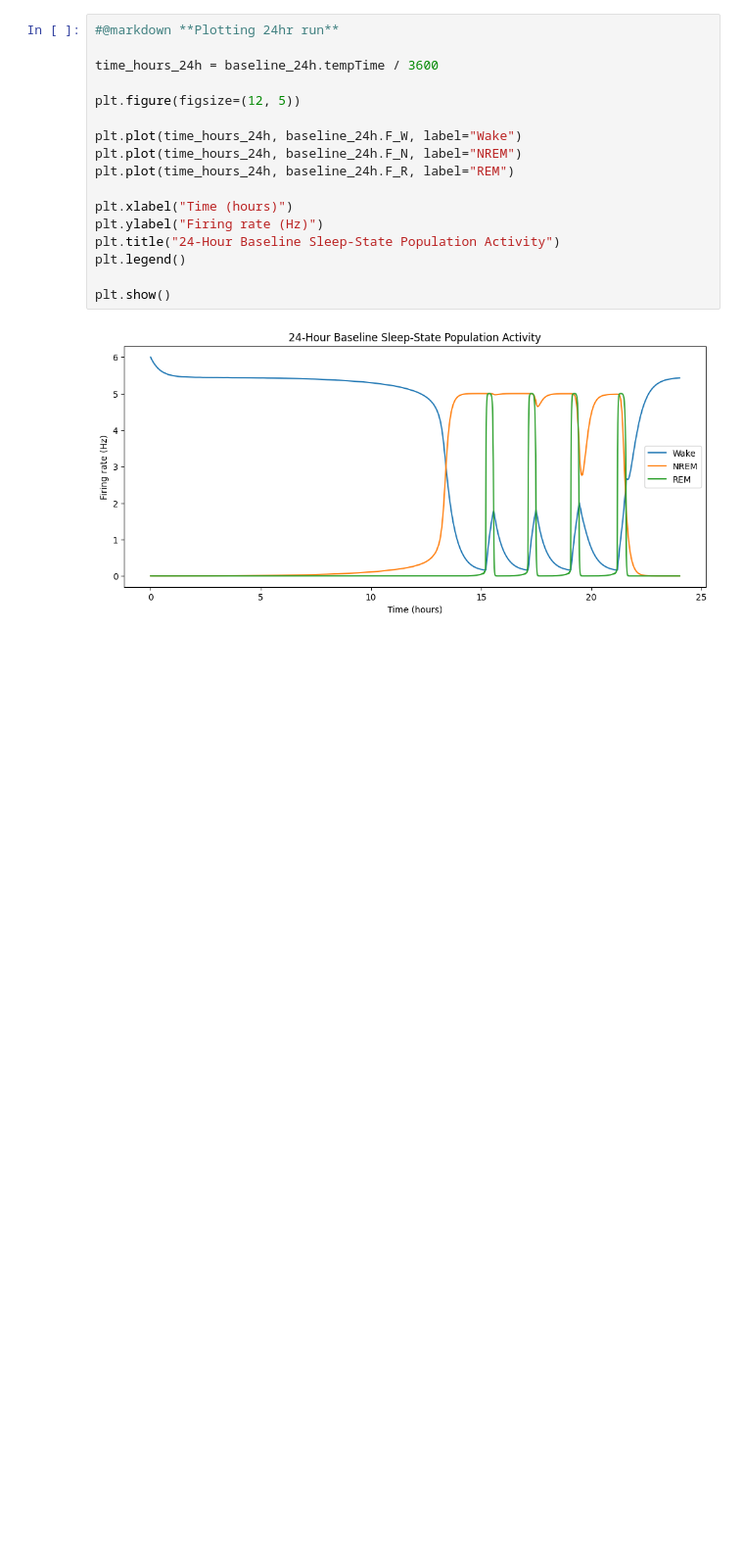
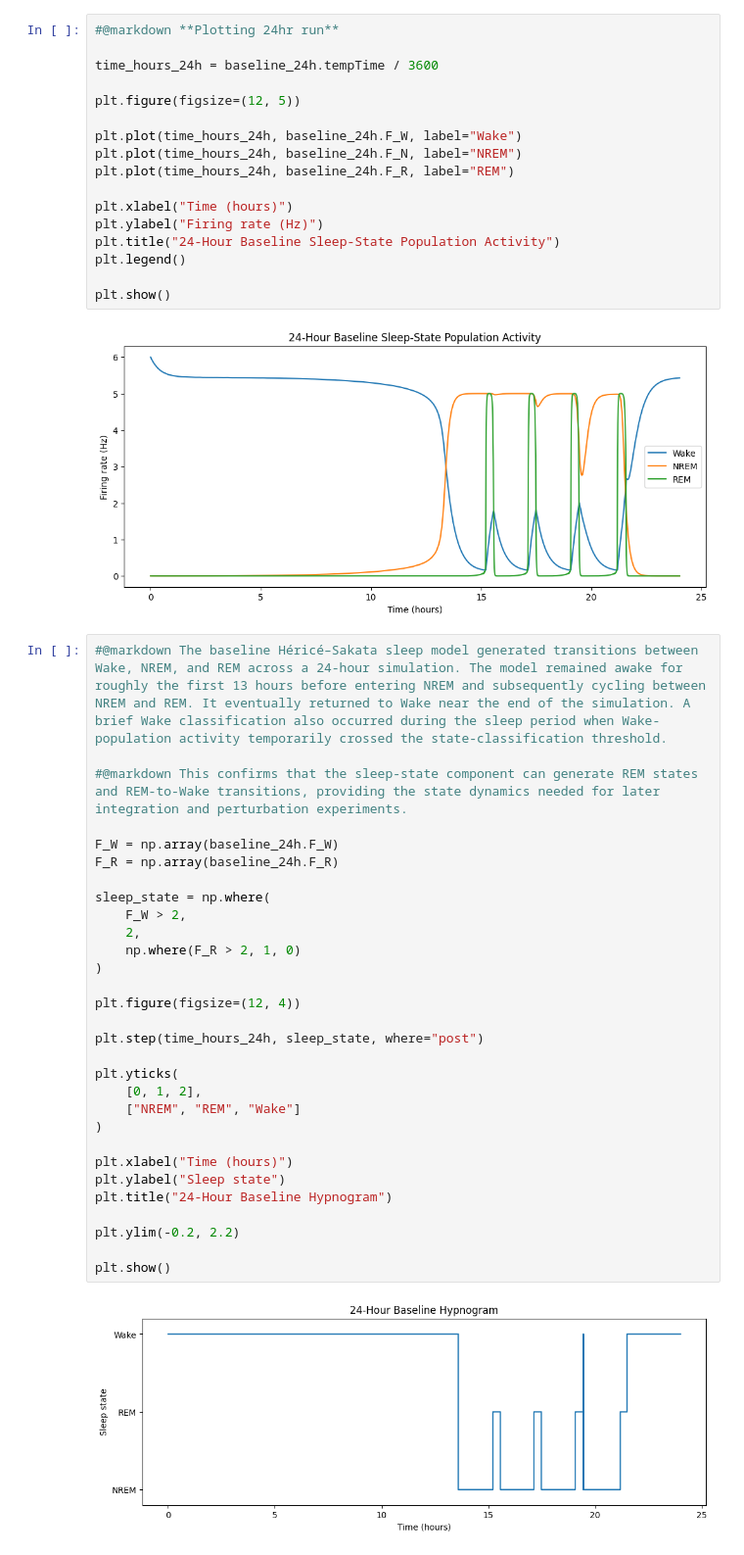
Before and after one commit to briskicedteaa/SP-Model-Repo, a Jupyter notebook: Prototype_v0_3.ipynb, the cells around one changed output. Shown at 98% size. Saved outputs shown, nothing was run; the diff lists cells and outputs as text; blank space fills up the shorter version.

Commit message:
Made markdown

```diff
--- a/Prototype_v0_3.ipynb
+++ b/Prototype_v0_3.ipynb
@@ -630,3 +630,35 @@ plt.legend()
 plt.show()
 # %% [output]
 [figure]
+# %%
+#@markdown The baseline Héricé–Sakata sleep model generated transitions between Wake, NREM, and REM across a 24-hour simulation. The model remained awake for roughly the first 13 hours before entering NREM and subsequently cycling between NREM and REM. It eventually returned to Wake near the end of the simulation. A brief Wake classification also occurred during the sleep period when Wake-population activity temporarily crossed the state-classification threshold.
+
+#@markdown This confirms that the sleep-state component can generate REM states and REM-to-Wake transitions, providing the state dynamics needed for later integration and perturbation experiments.
+
+F_W = np.array(baseline_24h.F_W)
+F_R = np.array(baseline_24h.F_R)
+
+sleep_state = np.where(
+    F_W > 2,
+    2,
+    np.where(F_R > 2, 1, 0)
+)
+
+plt.figure(figsize=(12, 4))
+
+plt.step(time_hours_24h, sleep_state, where="post")
+
+plt.yticks(
+    [0, 1, 2],
+    ["NREM", "REM", "Wake"]
+)
+
+plt.xlabel("Time (hours)")
+plt.ylabel("Sleep state")
+plt.title("24-Hour Baseline Hypnogram")
+
+plt.ylim(-0.2, 2.2)
+
+plt.show()
+# %% [output]
+[figure, added]
```
